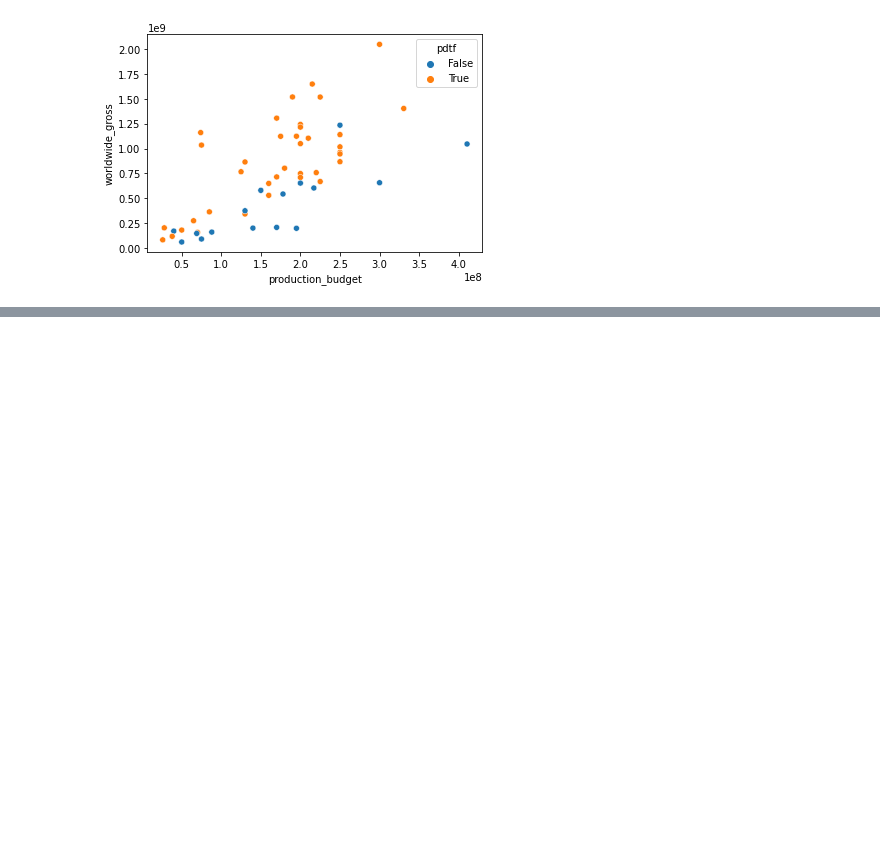
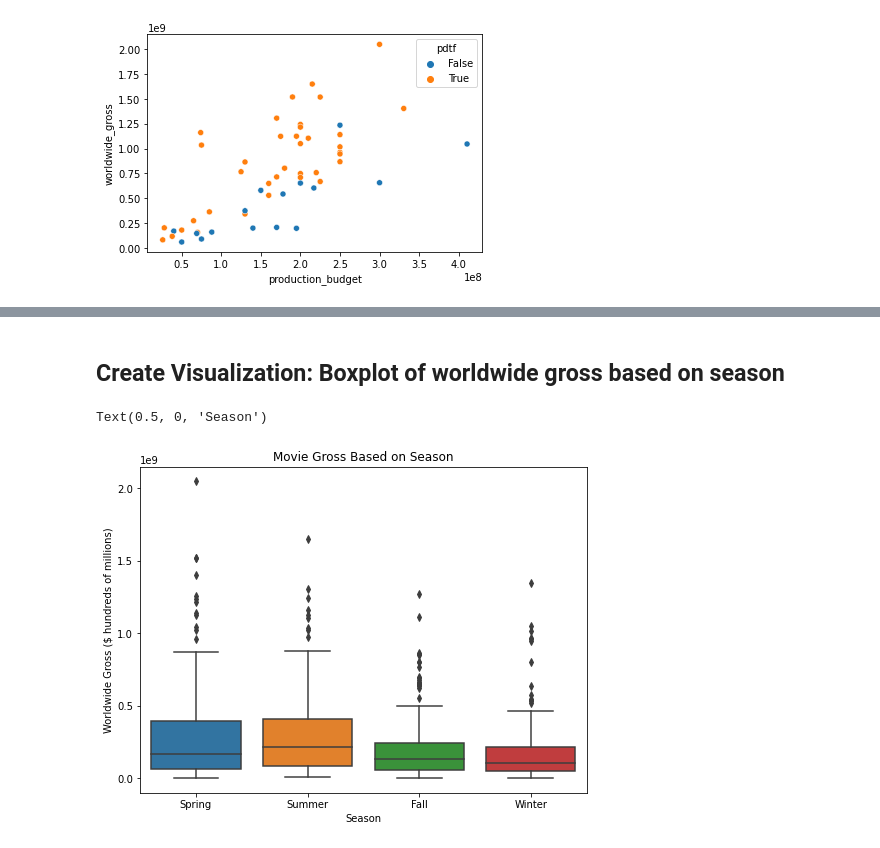
Before and after one commit to kuninethan95/dsc-phase-1-project, a Jupyter notebook: Phase 1 Project Notebook.ipynb, the cells around one changed output, grey strips where cells are left out. Cells and saved outputs as stored; diff of their text form; code cells hidden in the pictures; blank space fills up the shorter version.

```diff
--- a/Phase 1 Project Notebook.ipynb
+++ b/Phase 1 Project Notebook.ipynb
@@ -339,0 +613,2 @@ sns.scatterplot(x='production_budget', y='worldwide_gross', data=dftd2, hue='pdt
+# %%
+budgets_seasons['season'] = budgets_seasons['month_num'].map(seasons)
@@ -339,0 +621,11 @@ sns.scatterplot(x='production_budget', y='worldwide_gross', data=dftd2, hue='pdt
+# %% [markdown]
+## Create Visualization: Boxplot of worldwide gross based on season
+# %%
+fig, ax = plt.subplots(figsize=(8, 6))
+ax = sns.boxplot(x='season', y='worldwide_gross', data=budgets_seasons)
+ax.set_title('Movie Gross Based on Season')
+ax.set_ylabel('Worldwide Gross ($ hundreds of millions)')
+ax.set_xlabel('Season')
+# %% [output]
+Text(0.5, 0, 'Season')
+[figure, added]
```
Also changed, not shown: parts of 39 cells of this notebook.
